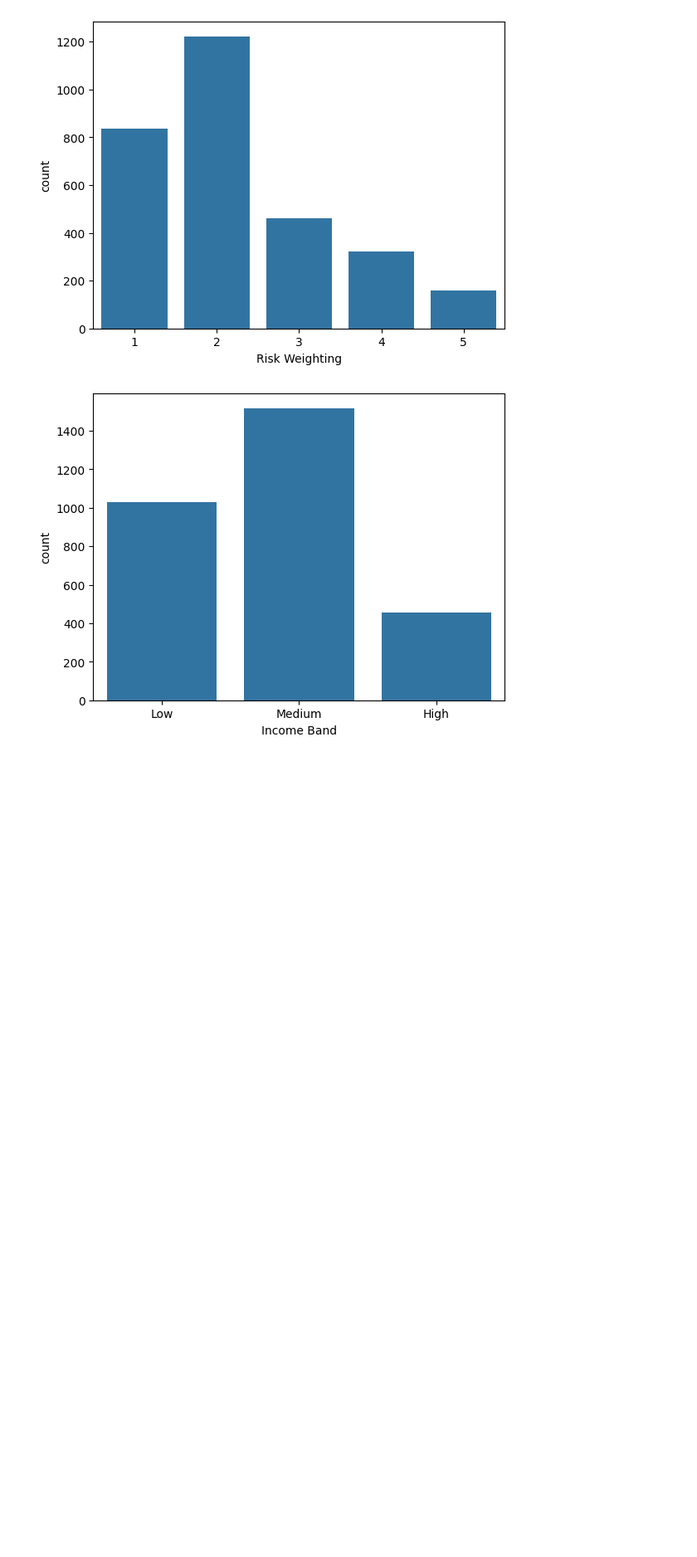
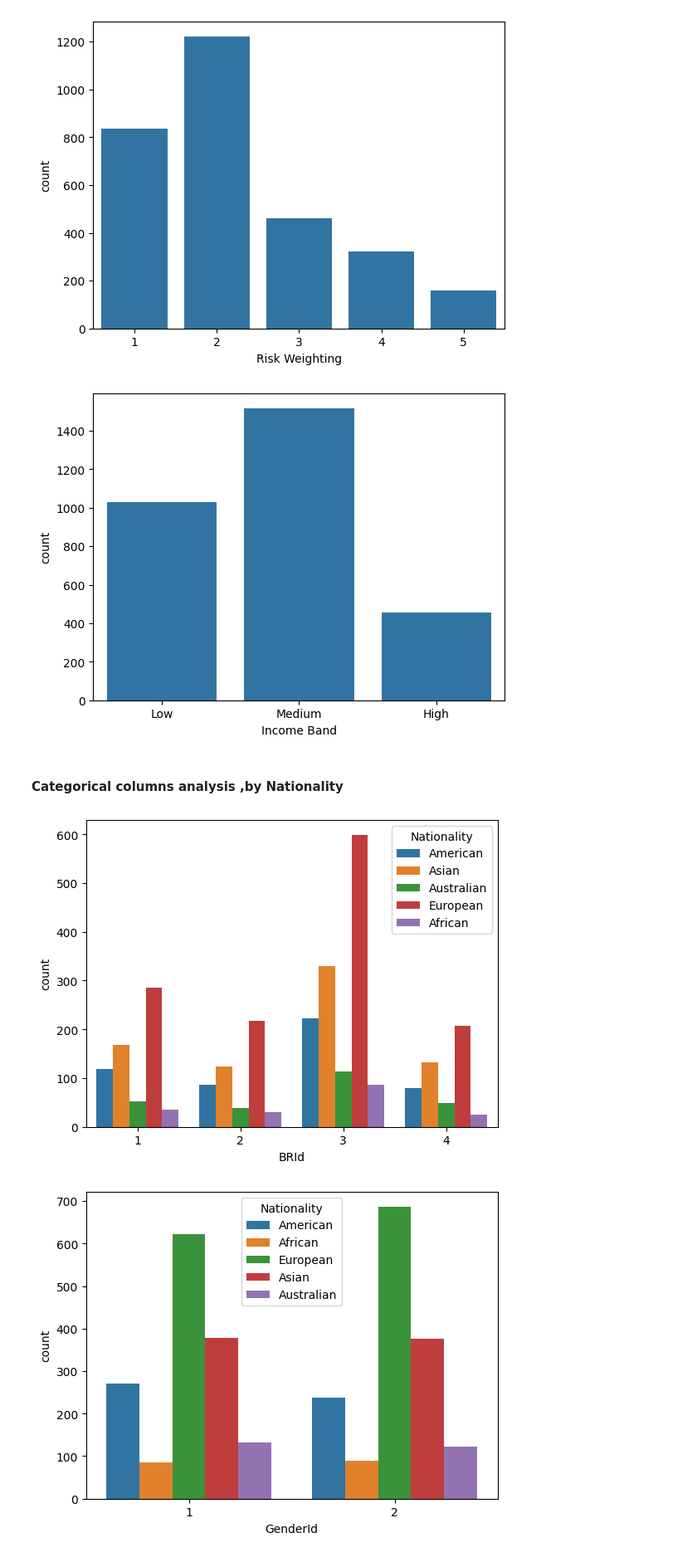
Before and after one commit to RealElvince/banking-EDA, a Jupyter notebook: notebooks/banking_EDA.ipynb, the cells around one changed output. Shown at 83% size. Drawn from its saved outputs; the diff is of its cells as text; code cells hidden in the pictures; blank space fills up the shorter version.

Commit message:
Bivariate analysis using Nationality as hue.

```diff
--- a/notebooks/banking_EDA.ipynb
+++ b/notebooks/banking_EDA.ipynb
@@ -223,3 +223,12 @@ for i,col in enumerate(category_cols):
 [figure]
 [figure]
 [figure]
+# %% [markdown]
+#### Categorical columns analysis ,by Nationality
+# %%
+for i,col in enumerate(category_cols):
+    plt.figure(i)
+    sns.countplot(data=df,x=col,hue="Nationality")
+# %% [output]
+[figure, added]
+[figure, added]
```
Also changed, not shown: parts of 1 cell of this notebook.
